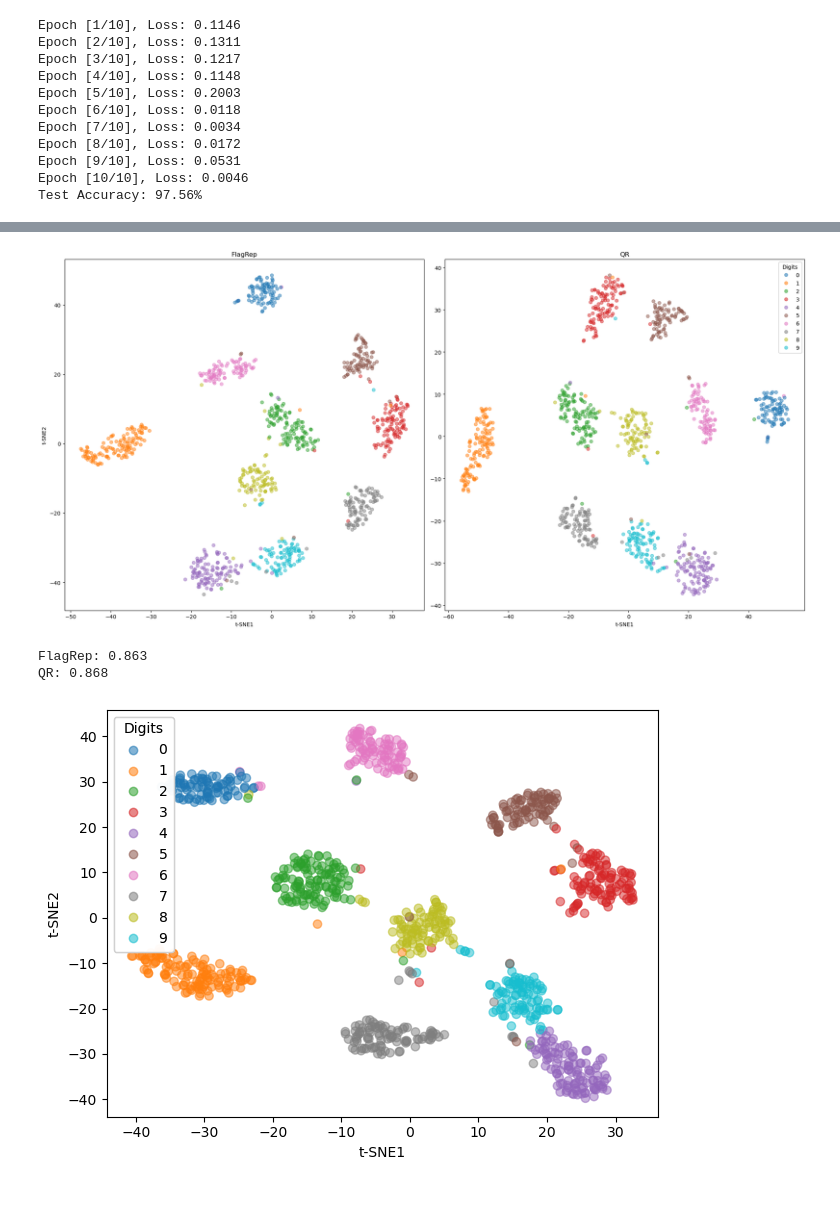
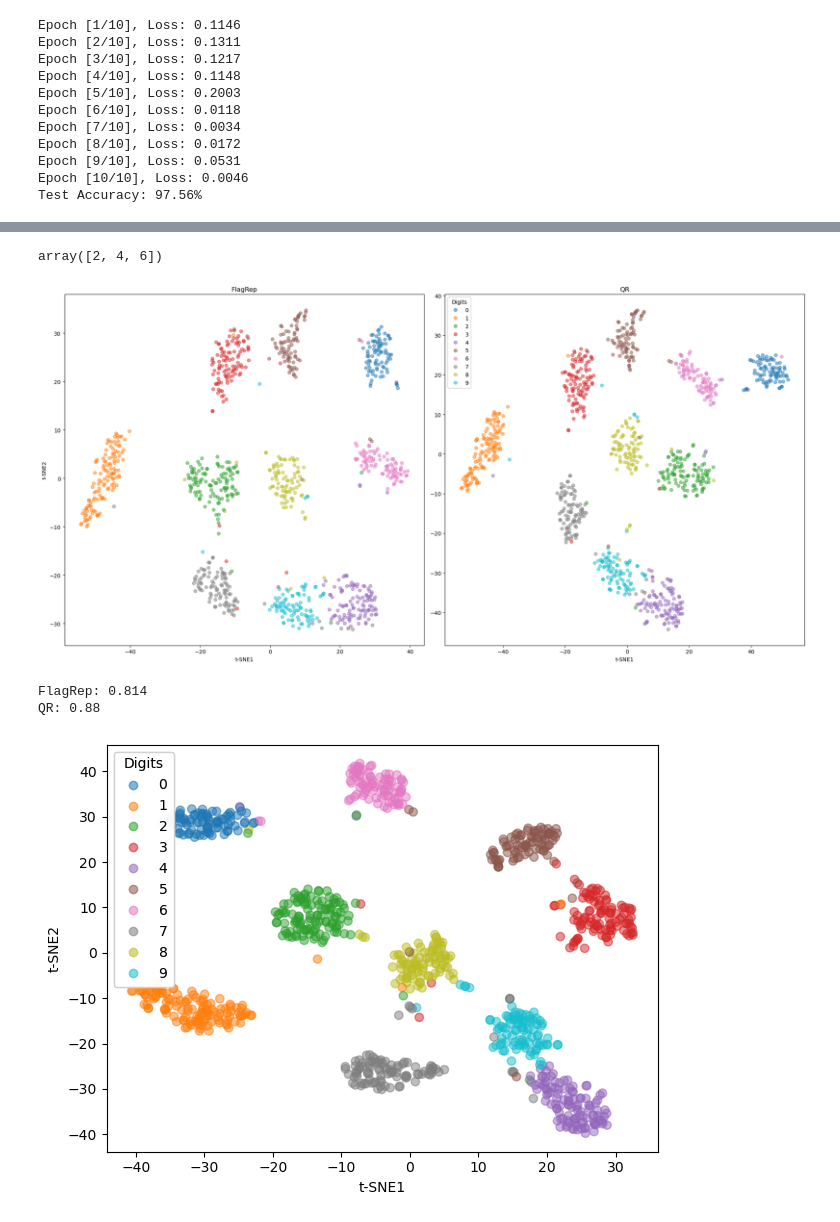
Before and after one commit to tolgabirdal/FlagManifoldsV3, a Jupyter notebook: python/FlagRepMNIST.ipynb, the cells around one changed output, grey strips where cells are left out. Drawn from its saved outputs; the diff is of its cells as text; code cells hidden in the pictures.

```diff
--- a/python/FlagRepMNIST.ipynb
+++ b/python/FlagRepMNIST.ipynb
@@ -136,0 +137,11 @@ model = torch.load( '../models/mnist_model.pth', weights_only=False)
+# %%
+# Set up hyperparameters
+input_size = 28 * 28  # Flattened image size
+hidden_size = 128     # Same size for all hidden layers
+output_size = 10      # 10 output classes (digits 0-9)
+num_epochs = 10
+learning_rate = 0.001
+
+# Initialize the model, loss function, and optimizer
+model = NeuralNetwork(input_size, hidden_size, output_size)
+model.load_state_dict(torch.load('../models/mnist_model.pth'))
@@ -171,8 +205,8 @@ for img,_ in test_dataset:
 # %%
-# As = [np.arange(2),np.arange(4),np.arange(6)]
-As = [np.arange(2),np.arange(4)]
-# flag_type = [2,4,6]
-flag_type = [2,4]
+As = [np.arange(2),np.arange(4),np.arange(6)]
+# As = [np.arange(2),np.arange(4)]
+flag_type = [2,4,6]
+# flag_type = [2,4]
 cutoff = .95
 # %%
 
@@ -220,2 +254,16 @@ fl_type_y, y.shape
 # %%
 mod_labels = [l for _, l in test_dataset][:n_pts]
+# %%
+from mpl_toolkits.axes_grid1 import make_axes_locatable
+from matplotlib import pyplot as plt
+
+sort_idx = np.argsort(mod_labels)
+fig, ax = plt.subplots(1,2)
+for i, method_name in enumerate(['FlagRep', 'QR']):
+    im = ax[i].imshow(dist_mats[method_name][sort_idx, :][:,sort_idx]/dist_mats[method_name].max(), cmap = 'grey')
+    ax[i].set_title(method_name)
+    divider = make_axes_locatable(ax[i])
+    cax = divider.append_axes('right', size='5%', pad=0.05)
+    fig.colorbar(im, cax=cax, orientation='vertical')
+
+plt.tight_layout()
@@ -222,33 +272,37 @@ mod_labels = [l for _, l in test_dataset][:n_pts]
+# %%
+np.unique(flag_types['FlagRep'])
+# %% [output]
+array([2, 4, 6])
 # %%
 
 fig,ax = plt.subplots(1,2, figsize = (20,10))
 
 for i, method_name in enumerate(['FlagRep', 'QR']):
     tsne = TSNE(n_components=2,metric='precomputed', init = "random", random_state = 10)
     vis_data = tsne.fit_transform(dist_mats[method_name])
 
     scatter = ax[i].scatter(vis_data[:,0], vis_data[:,1], alpha=.5, c=mod_labels, cmap='tab10')
     ax[i].set_xlabel('t-SNE1')
     ax[i].set_title(method_name)
 ax[0].set_ylabel('t-SNE2')
 # Create a legend with labels
 legend = plt.legend(*scatter.legend_elements(), title="Digits")
 plt.gca().add_artist(legend)
 plt.tight_layout()
 plt.show()
 
 for method_name in ['FlagRep', 'QR']:
     n_clusters = 10  # Define the number of clusters
-    clustering = AgglomerativeClustering(n_clusters=n_clusters, metric='precomputed', linkage='average')
+    clustering = AgglomerativeClustering(n_clusters=n_clusters, metric='precomputed', linkage='complete')
     cluster_labels = clustering.fit_predict(dist_mats[method_name])
 
     res = purity_score(mod_labels, cluster_labels)
 
     print(f'{method_name}: {res}')
 # %% [output]
-[figure, old version]
+[figure, new version]
-FlagRep: 0.863
-QR: 0.868
+FlagRep: 0.814
+QR: 0.88
 # %%
 # Pass the sample through the network step-by-step without computing gradients
 test_mats_baseline = []
```
Also changed, not shown: parts of 9 cells of this notebook, 4 other files.
